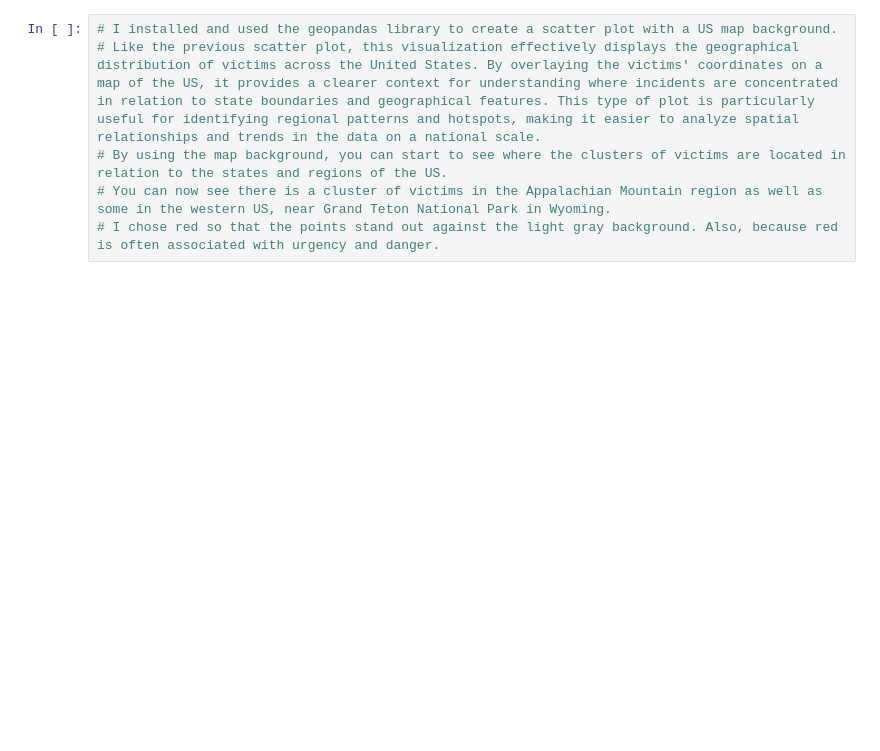
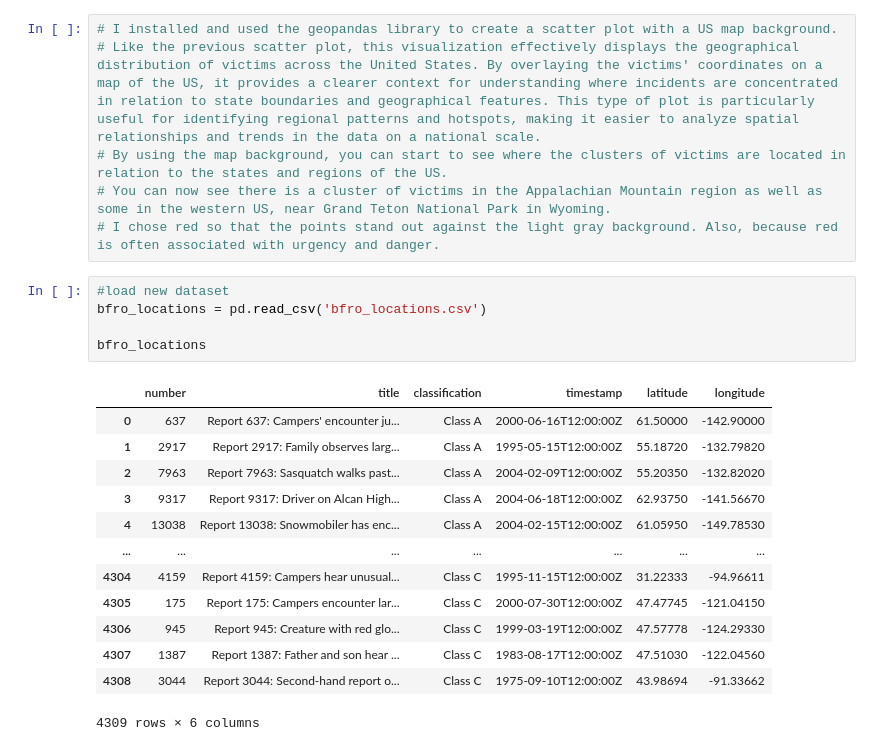
Before and after one commit to ryann1004/Capstone_RobertYann, a Jupyter notebook: Notebooks/Capstone_RY.ipynb, the cells around one changed output. Drawn from its saved outputs; the diff is of its cells as text; blank space fills up the shorter version.

Commit message:
uploaded new dataset

```diff
--- a/Notebooks/Capstone_RY.ipynb
+++ b/Notebooks/Capstone_RY.ipynb
@@ -317,3 +317,22 @@ plt.show()
 # By using the map background, you can start to see where the clusters of victims are located in relation to the states and regions of the US.
 # You can now see there is a cluster of victims in the Appalachian Mountain region as well as some in the western US, near Grand Teton National Park in Wyoming.
 # I chose red so that the points stand out against the light gray background. Also, because red is often associated with urgency and danger.
+# %%
+#load new dataset
+bfro_locations = pd.read_csv('bfro_locations.csv')
+
+bfro_locations
+# %% [output]
+|  | number | title | classification | timestamp | latitude | longitude |
+| 0 | 637 | Report 637: Campers' encounter ju... | Class A | 2000-06-16T12:00:00Z | 61.50000 | -142.90000 |
+| 1 | 2917 | Report 2917: Family observes larg... | Class A | 1995-05-15T12:00:00Z | 55.18720 | -132.79820 |
+| 2 | 7963 | Report 7963: Sasquatch walks past... | Class A | 2004-02-09T12:00:00Z | 55.20350 | -132.82020 |
+| 3 | 9317 | Report 9317: Driver on Alcan High... | Class A | 2004-06-18T12:00:00Z | 62.93750 | -141.56670 |
+| 4 | 13038 | Report 13038: Snowmobiler has enc... | Class A | 2004-02-15T12:00:00Z | 61.05950 | -149.78530 |
+| ... | ... | ... | ... | ... | ... | ... |
+| 4304 | 4159 | Report 4159: Campers hear unusual... | Class C | 1995-11-15T12:00:00Z | 31.22333 | -94.96611 |
+| 4305 | 175 | Report 175: Campers encounter lar... | Class C | 2000-07-30T12:00:00Z | 47.47745 | -121.04150 |
+| 4306 | 945 | Report 945: Creature with red glo... | Class C | 1999-03-19T12:00:00Z | 47.57778 | -124.29330 |
+| 4307 | 1387 | Report 1387: Father and son hear ... | Class C | 1983-08-17T12:00:00Z | 47.51030 | -122.04560 |
+| 4308 | 3044 | Report 3044: Second-hand report o... | Class C | 1975-09-10T12:00:00Z | 43.98694 | -91.33662 |
+4309 rows × 6 columns
```
Also changed, not shown: parts of 4 cells of this notebook, 2 other files.
